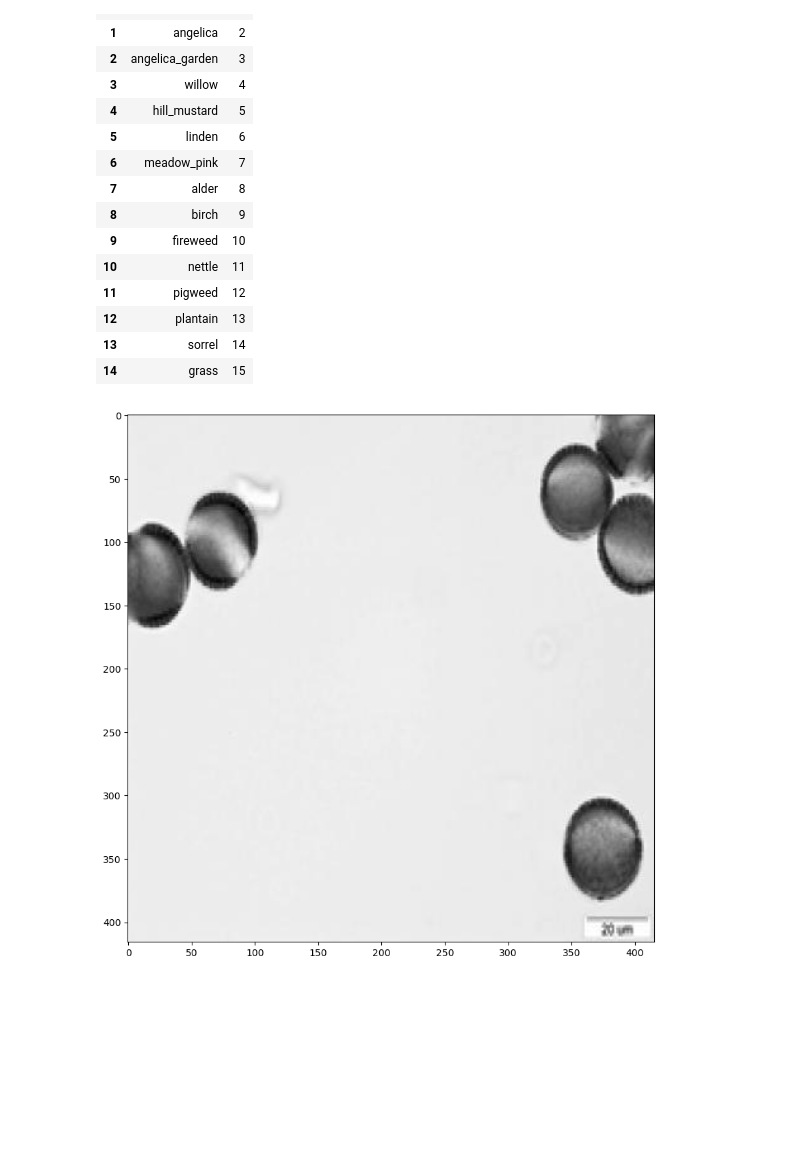
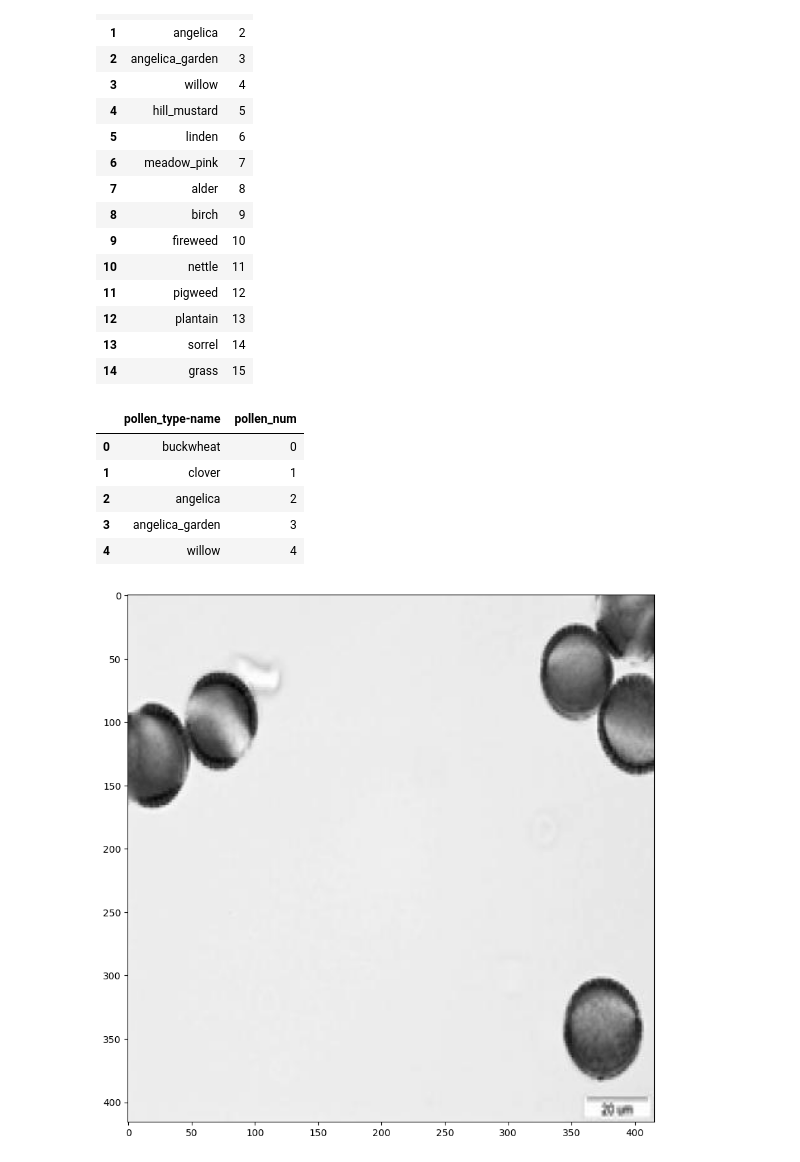
Before and after one commit to Vamba45/Python-way, a Jupyter notebook: mini-projects/OpenCV - first experience .ipynb, the cells around one changed output. Saved outputs shown, nothing was run; the diff lists cells and outputs as text; code cells hidden in the pictures; blank space fills up the shorter version.

```diff
--- a/mini-projects/OpenCV - first experience .ipynb
+++ b/mini-projects/OpenCV - first experience .ipynb
@@ -44,6 +55,17 @@ class_map.head(15)
 | 12 | plantain | 13 |
 | 13 | sorrel | 14 |
 | 14 | grass | 15 |
+# %%
+class_map = pd.DataFrame(np.insert(class_map.values , 0, values=class_map.columns, axis= 0 ))
+class_map.columns = ['pollen_type-name', 'pollen_num']
+class_map.head()
+# %% [output]
+|  | pollen_type-name | pollen_num |
+| 0 | buckwheat | 0 |
+| 1 | clover | 1 |
+| 2 | angelica | 2 |
+| 3 | angelica_garden | 3 |
+| 4 | willow | 4 |
 # %%
 sample_image = cv2.imread('./archive/images/443_png_jpg.rf.76a9b2e007453a66c8ffd722dbc009fd.jpg')
 image = cv2.cvtColor(sample_image, cv2.COLOR_BGR2GRAY)
```
Also changed, not shown: parts of 7 cells of this notebook.
